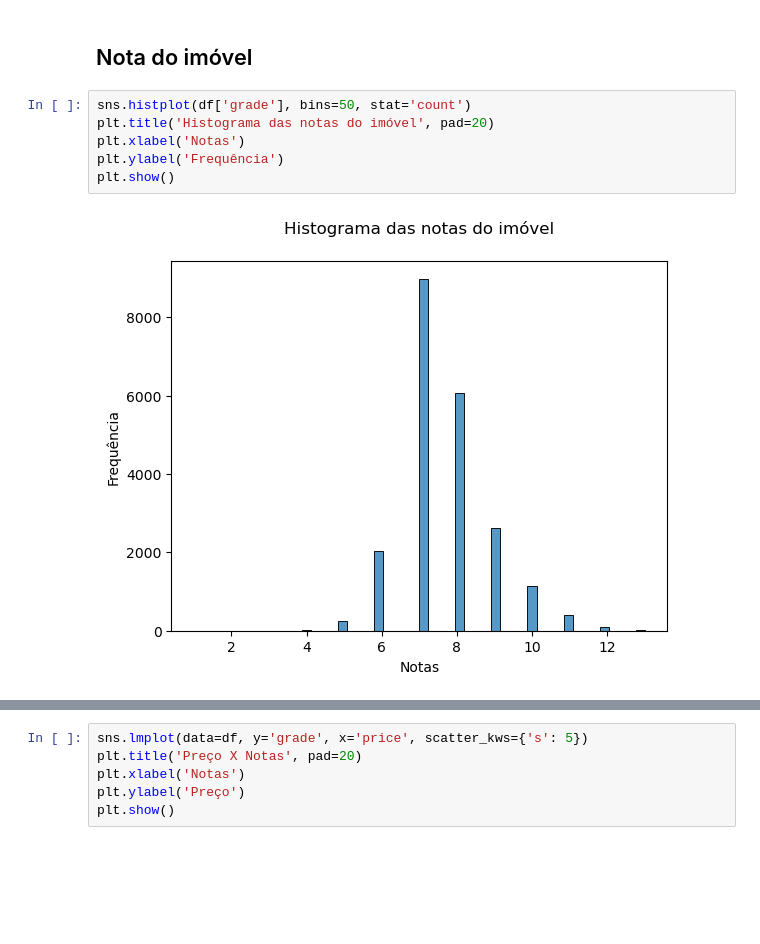
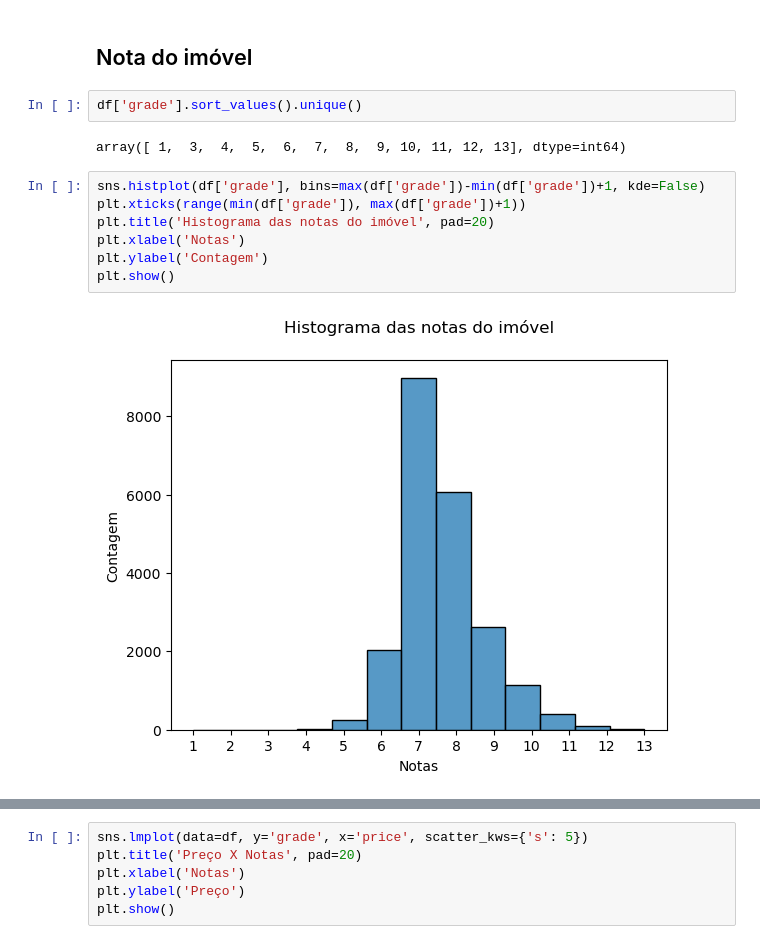
Before and after one commit to luanans/Bootcamp-WoMakersCode, a Jupyter notebook: Desafio Estatística/Challenge Correlação e Regressão.ipynb, the cells around one changed output, grey strips where cells are left out. Saved outputs shown, nothing was run; the diff lists cells and outputs as text; blank space fills up the shorter version.

```diff
--- a/Desafio Estatística/Challenge Correlação e Regressão.ipynb
+++ b/Desafio Estatística/Challenge Correlação e Regressão.ipynb
@@ -206,14 +200,19 @@ plt.show()
 [figure]
 # %% [markdown]
 ## Nota do imóvel
+# %%
+df['grade'].sort_values().unique()
+# %% [output]
+array([ 1,  3,  4,  5,  6,  7,  8,  9, 10, 11, 12, 13], dtype=int64)
 # %%
-sns.histplot(df['grade'], bins=50, stat='count')
+sns.histplot(df['grade'], bins=max(df['grade'])-min(df['grade'])+1, kde=False)
+plt.xticks(range(min(df['grade']), max(df['grade'])+1))
 plt.title('Histograma das notas do imóvel', pad=20)
 plt.xlabel('Notas')
-plt.ylabel('Frequência')
+plt.ylabel('Contagem')
 plt.show()
 # %% [output]
-[figure, old version]
+[figure, new version]
 # %%
 plt.figure(figsize=(8, 10))
 sns.boxplot(data=df['grade'], orient='vertical')
```
Also changed, not shown: parts of 21 cells of this notebook.
